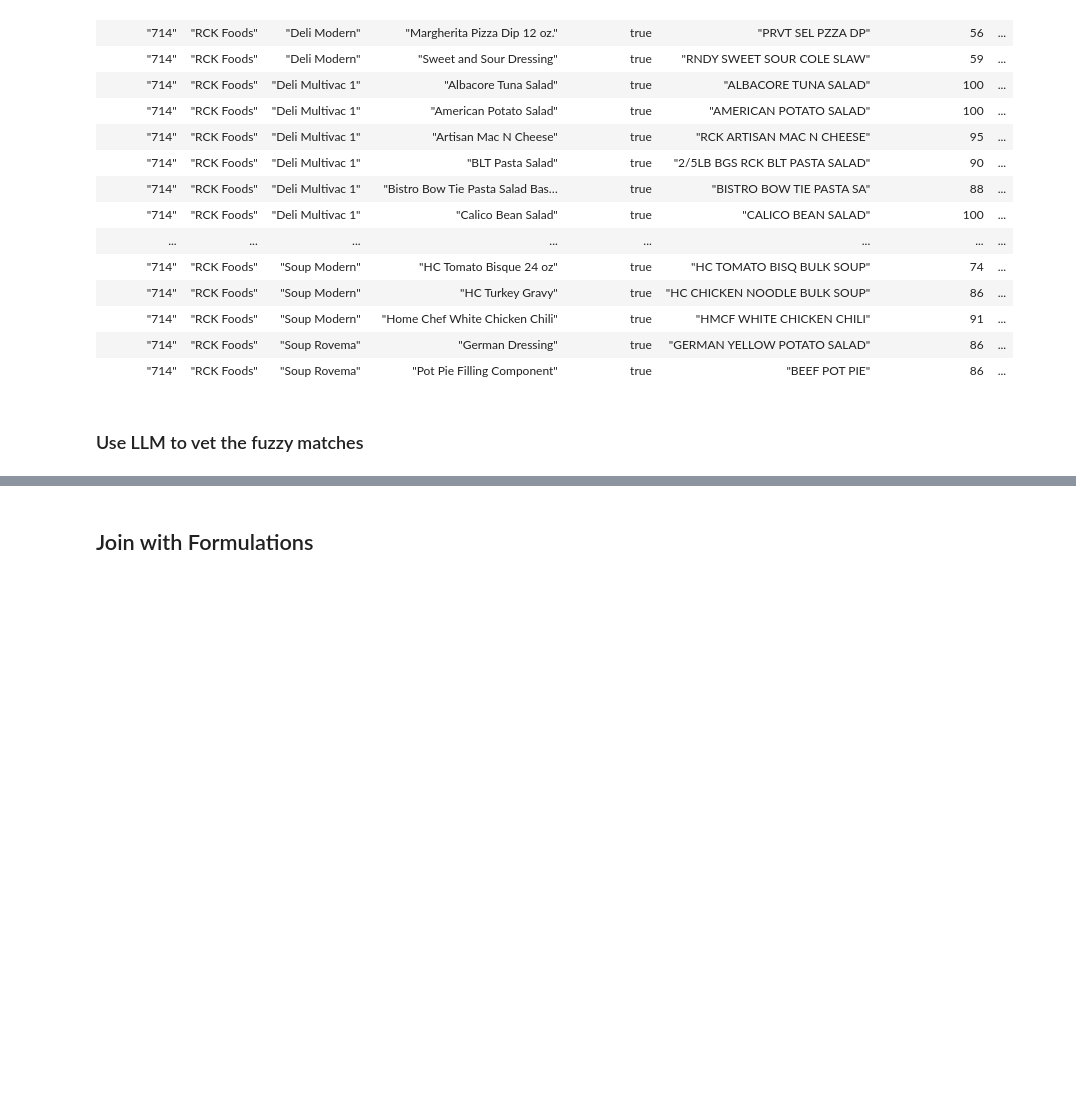
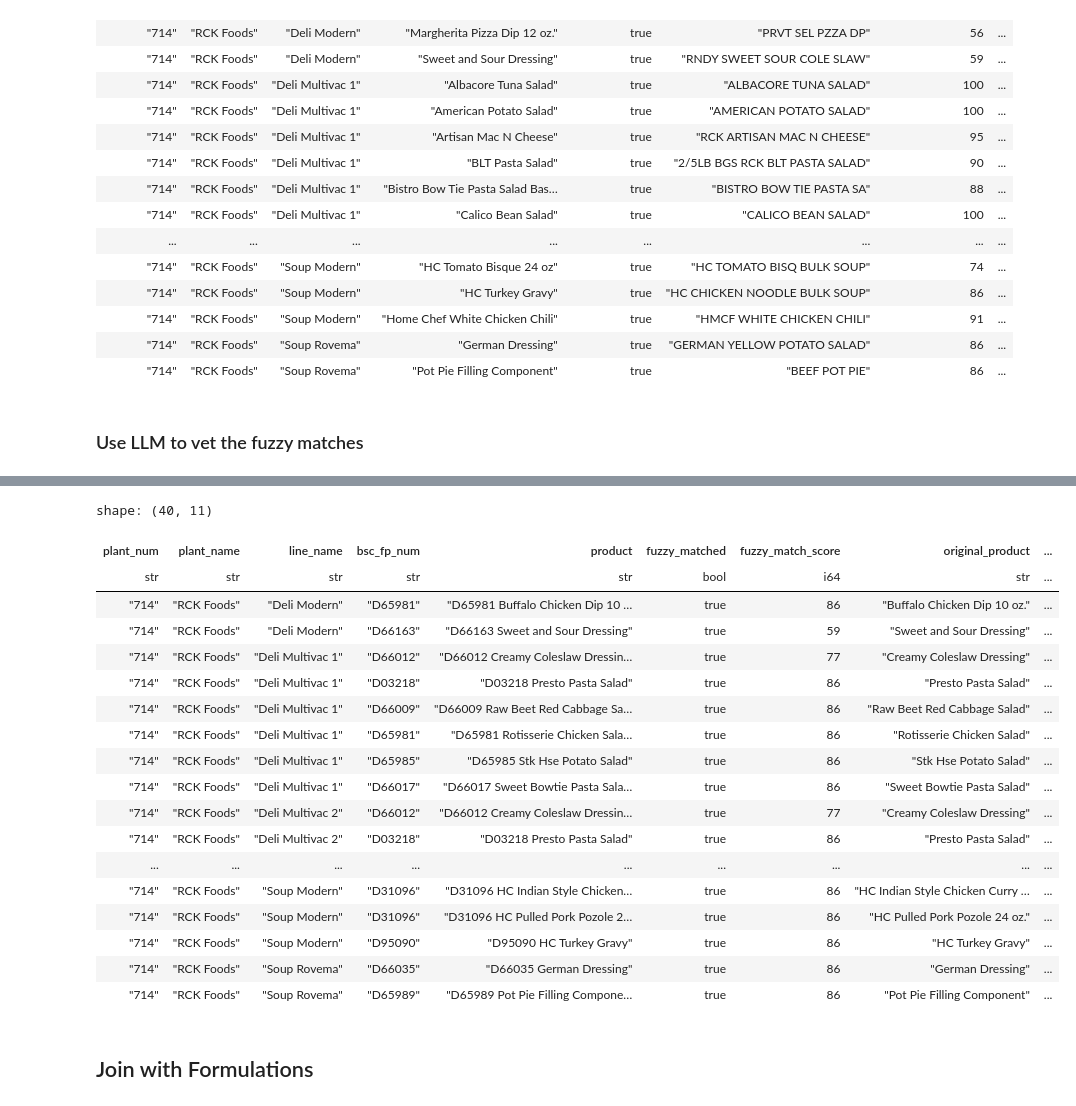
Before and after one commit to 8451LLC/labs-mfg-capabilities, a Jupyter notebook: nbs/prepare_data/join_with_formulations.ipynb, the cells around one changed output, grey strips where cells are left out. Saved outputs shown, nothing was run; the diff lists cells and outputs as text; code cells hidden in the pictures; blank space fills up the shorter version.

```diff
--- a/nbs/prepare_data/join_with_formulations.ipynb
+++ b/nbs/prepare_data/join_with_formulations.ipynb
@@ -378,3 +412,29 @@ shape: (673, 11)
+# %%
+bad_matches = (
+    products_final
+    .filter(pl.col("llm_confidence") < 5)
+)
+display(bad_matches)
+# %% [output]
+shape: (40, 11)
+| plant_num | plant_name | line_name | bsc_fp_num | product | fuzzy_matched | fuzzy_match_score | original_product | ... |
+| str | str | str | str | str | bool | i64 | str | ... |
+| "714" | "RCK Foods" | "Deli Modern" | "D65981" | "D65981 Buffalo Chicken Dip 10 … | true | 86 | "Buffalo Chicken Dip 10 oz." | ... |
+| "714" | "RCK Foods" | "Deli Modern" | "D66163" | "D66163 Sweet and Sour Dressing" | true | 59 | "Sweet and Sour Dressing" | ... |
+| "714" | "RCK Foods" | "Deli Multivac 1" | "D66012" | "D66012 Creamy Coleslaw Dressin… | true | 77 | "Creamy Coleslaw Dressing" | ... |
+| "714" | "RCK Foods" | "Deli Multivac 1" | "D03218" | "D03218 Presto Pasta Salad" | true | 86 | "Presto Pasta Salad" | ... |
+| "714" | "RCK Foods" | "Deli Multivac 1" | "D66009" | "D66009 Raw Beet Red Cabbage Sa… | true | 86 | "Raw Beet Red Cabbage Salad" | ... |
+| "714" | "RCK Foods" | "Deli Multivac 1" | "D65981" | "D65981 Rotisserie Chicken Sala… | true | 86 | "Rotisserie Chicken Salad" | ... |
+| "714" | "RCK Foods" | "Deli Multivac 1" | "D65985" | "D65985 Stk Hse Potato Salad" | true | 86 | "Stk Hse Potato Salad" | ... |
+| "714" | "RCK Foods" | "Deli Multivac 1" | "D66017" | "D66017 Sweet Bowtie Pasta Sala… | true | 86 | "Sweet Bowtie Pasta Salad" | ... |
+| "714" | "RCK Foods" | "Deli Multivac 2" | "D66012" | "D66012 Creamy Coleslaw Dressin… | true | 77 | "Creamy Coleslaw Dressing" | ... |
+| "714" | "RCK Foods" | "Deli Multivac 2" | "D03218" | "D03218 Presto Pasta Salad" | true | 86 | "Presto Pasta Salad" | ... |
+| ... | ... | ... | ... | ... | ... | ... | ... | ... |
+| "714" | "RCK Foods" | "Soup Modern" | "D31096" | "D31096 HC Indian Style Chicken… | true | 86 | "HC Indian Style Chicken Curry … | ... |
+| "714" | "RCK Foods" | "Soup Modern" | "D31096" | "D31096 HC Pulled Pork Pozole 2… | true | 86 | "HC Pulled Pork Pozole 24 oz." | ... |
+| "714" | "RCK Foods" | "Soup Modern" | "D95090" | "D95090 HC Turkey Gravy" | true | 86 | "HC Turkey Gravy" | ... |
+| "714" | "RCK Foods" | "Soup Rovema" | "D66035" | "D66035 German Dressing" | true | 86 | "German Dressing" | ... |
+| "714" | "RCK Foods" | "Soup Rovema" | "D65989" | "D65989 Pot Pie Filling Compone… | true | 86 | "Pot Pie Filling Component" | ... |
 # %% [markdown]
 ## Join with Formulations
 # %%
```
Also changed, not shown: parts of 12 cells of this notebook.
